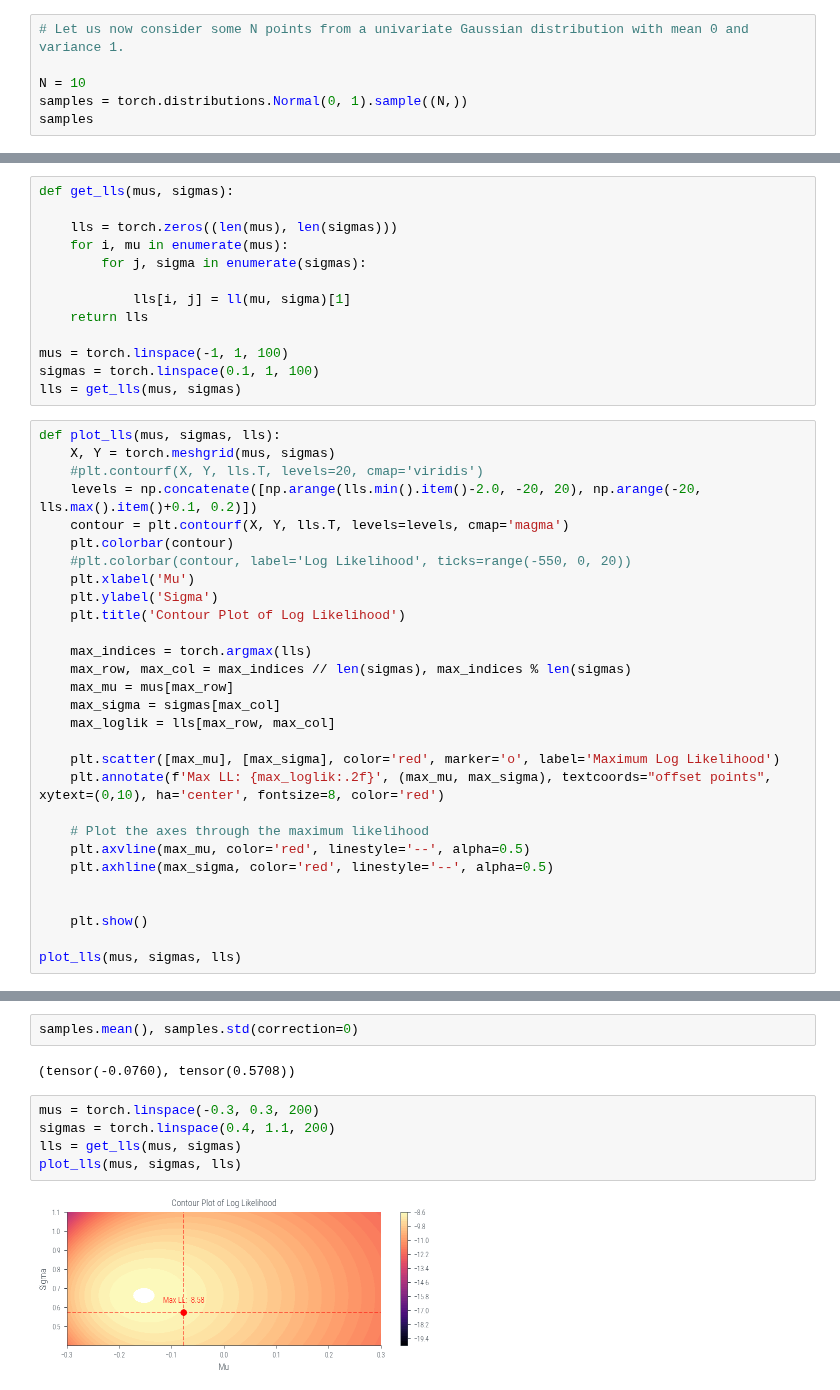
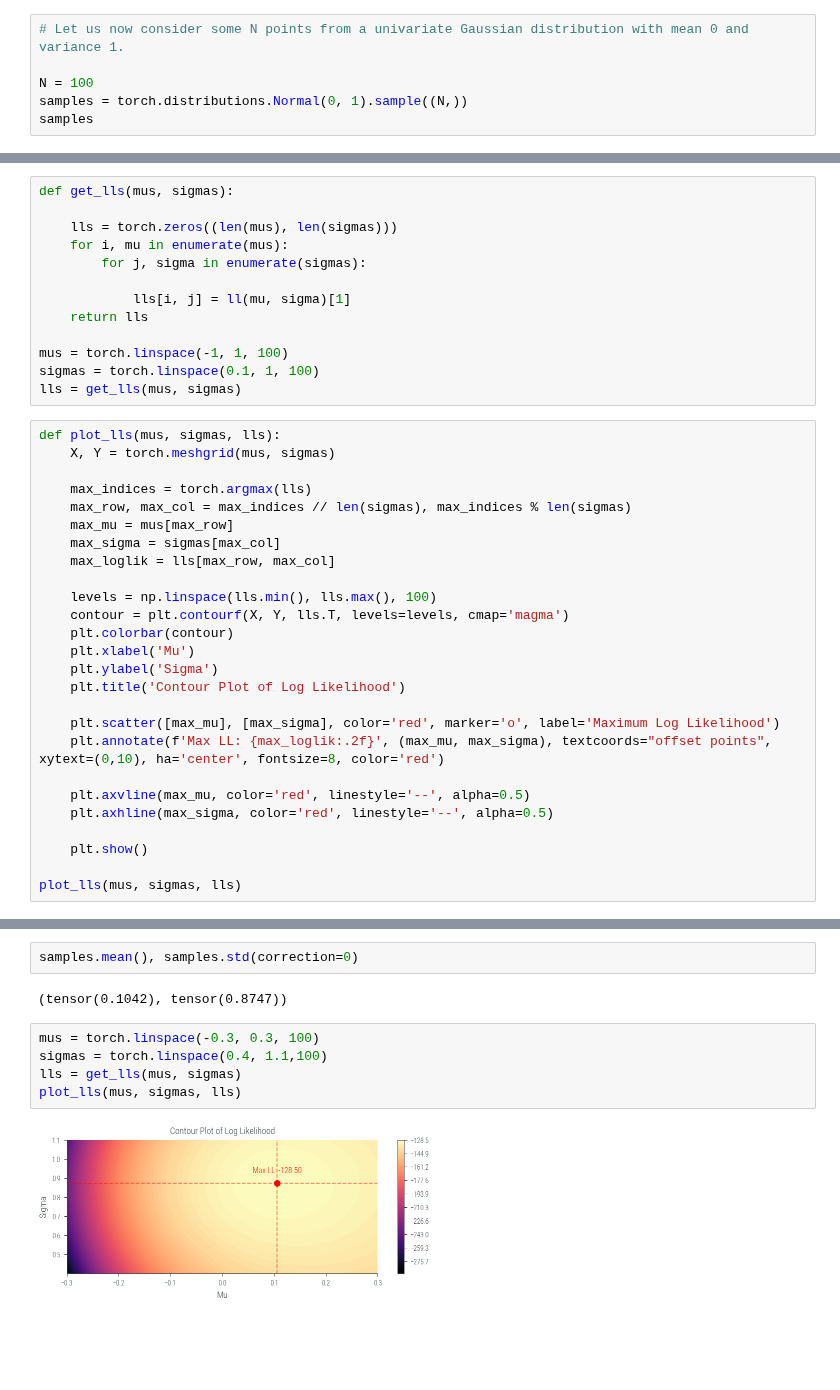
Before and after one commit to nipunbatra/pml-teaching, a Jupyter notebook: notebooks/mle-univariate.ipynb, the cells around one changed output, grey strips where cells are left out. Drawn from its saved outputs; the diff is of its cells as text; blank space fills up the shorter version.

```diff
--- a/notebooks/mle-univariate.ipynb
+++ b/notebooks/mle-univariate.ipynb
@@ -264,7 +264,7 @@ interactive(children=(IntSlider(value=50, description='s1'), IntSlider(value=50,
 # %%
 # Let us now consider some N points from a univariate Gaussian distribution with mean 0 and variance 1.
 
-N = 10
+N = 100
 samples = torch.distributions.Normal(0, 1).sample((N,))
 samples
 # %% [output]
@@ -324,14 +334,6 @@ lls = get_lls(mus, sigmas)
 # %%
 def plot_lls(mus, sigmas, lls):
     X, Y = torch.meshgrid(mus, sigmas)
-    #plt.contourf(X, Y, lls.T, levels=20, cmap='viridis')
-    levels = np.concatenate([np.arange(lls.min().item()-2.0, -20, 20), np.arange(-20, lls.max().item()+0.1, 0.2)])
-    contour = plt.contourf(X, Y, lls.T, levels=levels, cmap='magma')
-    plt.colorbar(contour)
-    #plt.colorbar(contour, label='Log Likelihood', ticks=range(-550, 0, 20))
-    plt.xlabel('Mu')
-    plt.ylabel('Sigma')
-    plt.title('Contour Plot of Log Likelihood')
 
     max_indices = torch.argmax(lls)
     max_row, max_col = max_indices // len(sigmas), max_indices % len(sigmas)
@@ -339,13 +341,18 @@ def plot_lls(mus, sigmas, lls):
     max_sigma = sigmas[max_col]
     max_loglik = lls[max_row, max_col]
 
+    levels = np.linspace(lls.min(), lls.max(), 100)
+    contour = plt.contourf(X, Y, lls.T, levels=levels, cmap='magma')
+    plt.colorbar(contour)
+    plt.xlabel('Mu')
+    plt.ylabel('Sigma')
+    plt.title('Contour Plot of Log Likelihood')
+
     plt.scatter([max_mu], [max_sigma], color='red', marker='o', label='Maximum Log Likelihood')
     plt.annotate(f'Max LL: {max_loglik:.2f}', (max_mu, max_sigma), textcoords="offset points", xytext=(0,10), ha='center', fontsize=8, color='red')
 
-    # Plot the axes through the maximum likelihood
     plt.axvline(max_mu, color='red', linestyle='--', alpha=0.5)
     plt.axhline(max_sigma, color='red', linestyle='--', alpha=0.5)
-
 
     plt.show()
 
@@ -355,11 +362,11 @@ plot_lls(mus, sigmas, lls)
 # %%
 samples.mean(), samples.std(correction=0)
 # %% [output]
-(tensor(-0.0760), tensor(0.5708))
+(tensor(0.1042), tensor(0.8747))
 # %%
-mus = torch.linspace(-0.3, 0.3, 200)
-sigmas = torch.linspace(0.4, 1.1, 200)
+mus = torch.linspace(-0.3, 0.3, 100)
+sigmas = torch.linspace(0.4, 1.1,100)
 lls = get_lls(mus, sigmas)
 plot_lls(mus, sigmas, lls)
 # %% [output]
-[figure, old version]
+[figure, new version]
```
Also changed, not shown: parts of 7 cells of this notebook.
